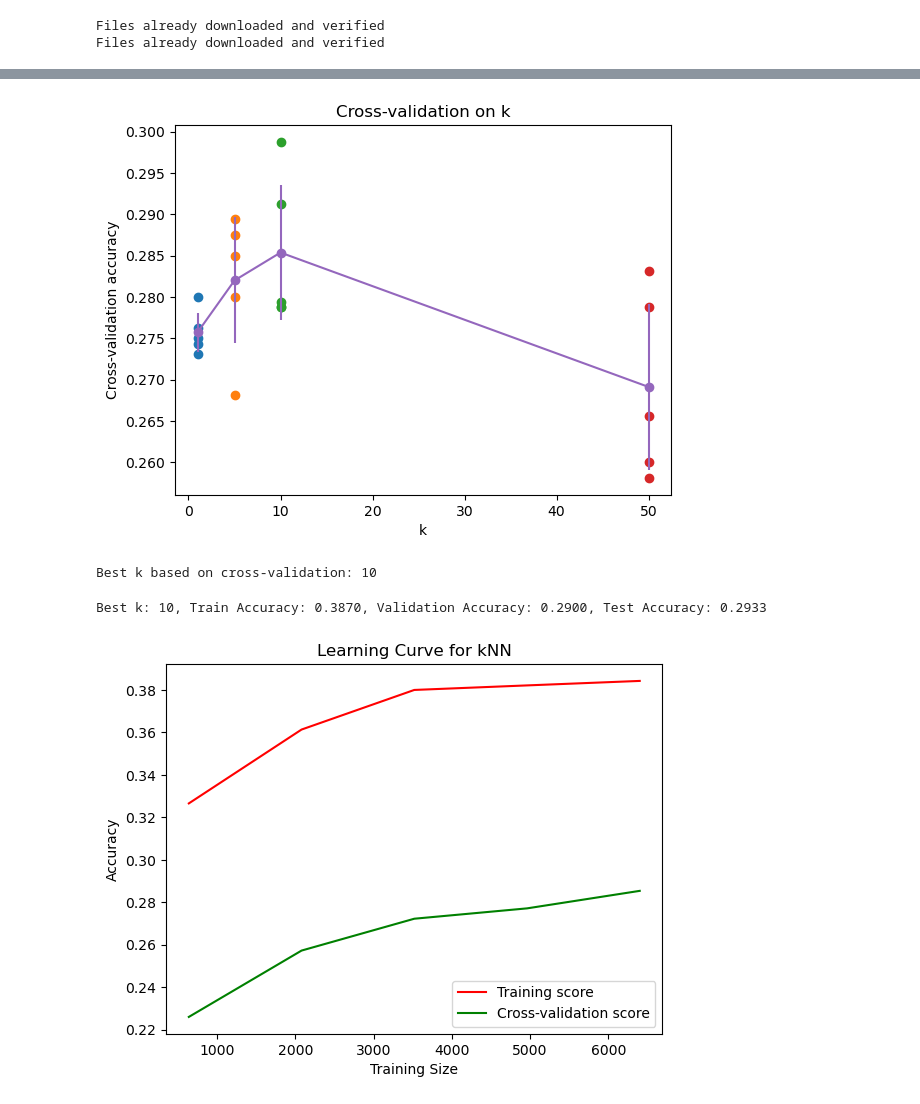
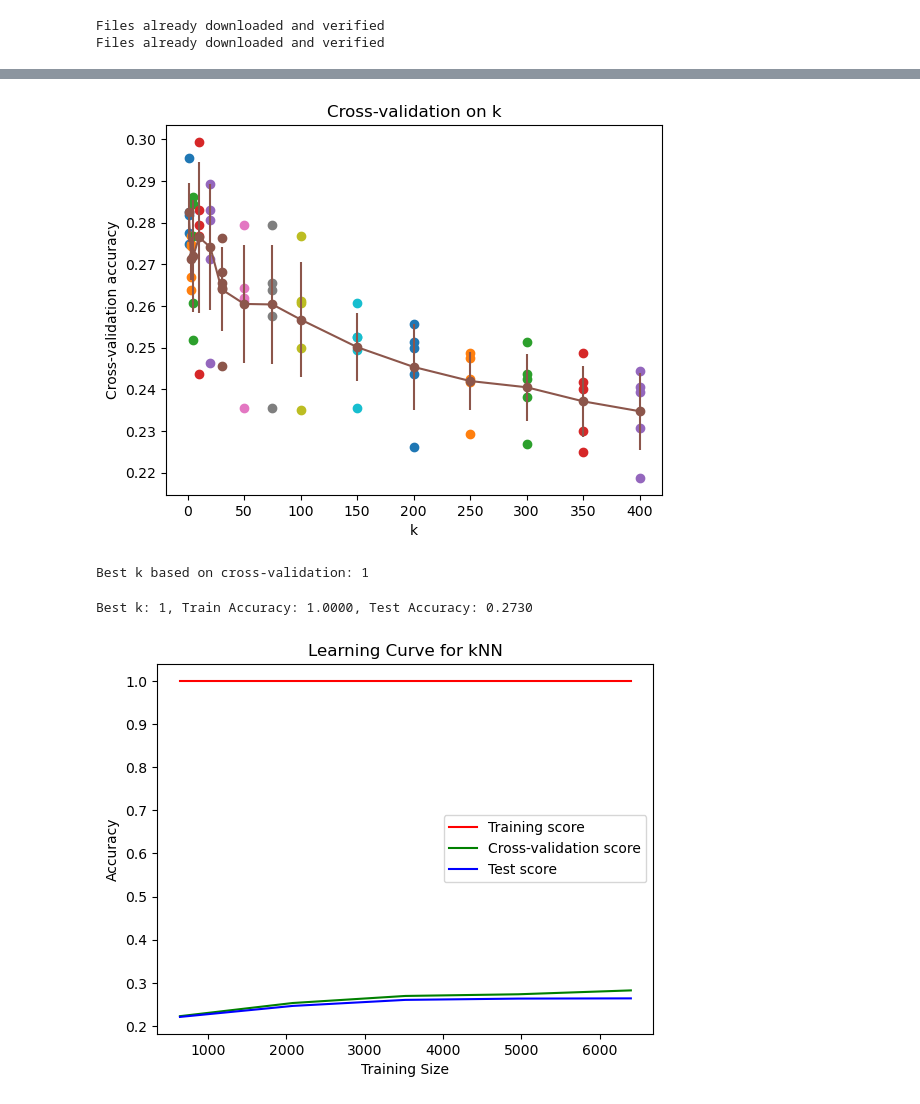
Before and after one commit to jordany33/CIFAR-10-Image-Classification, a Jupyter notebook: CIFAR-10_kNN_Classifier_Implementation.ipynb, the cells around one changed output, grey strips where cells are left out. Cells and saved outputs as stored; diff of their text form; code cells hidden in the pictures.

```diff
--- a/CIFAR-10_kNN_Classifier_Implementation.ipynb
+++ b/CIFAR-10_kNN_Classifier_Implementation.ipynb
@@ -39,12 +39,10 @@ def convert_to_numpy(dataloader, limit=10000):
     labels = np.concatenate(labels)[:limit]
     return data, labels
 
-X_train_full, y_train_full = convert_to_numpy(trainloader)
-X_test, y_test = convert_to_numpy(testloader)
+X_data, y_data = convert_to_numpy(trainloader)
+X_train, X_test, y_train, y_test = train_test_split(X_data, y_data, test_size=0.2, random_state=1234)
-# %%
-X_train, X_val, y_train, y_val = train_test_split(X_train_full, y_train_full, test_size=0.2, random_state=1234)
 # %%
-k_values = [1, 5, 10, 50]
+k_values = [1, 3, 5, 10, 20, 30, 50, 75, 100, 150, 200, 250, 300, 350, 400]
 k_to_accuracies = {}
 
 # 5-fold
@@ -88,40 +83,49 @@ plt.xlabel('k')
 plt.ylabel('Cross-validation accuracy')
 plt.show()
 # %% [output]
-[figure, old version]
+[figure, new version]
 # %%
 best_k = k_values[np.argmax(accuracies_mean)]
 print(f"Best k based on cross-validation: {best_k}")
 # %% [output]
-Best k based on cross-validation: 10
+Best k based on cross-validation: 1
 # %%
 knn = KNeighborsClassifier(n_neighbors=best_k)
 knn.fit(X_train, y_train)
 
 train_acc = accuracy_score(y_train, knn.predict(X_train))
-val_acc = accuracy_score(y_val, knn.predict(X_val))
 test_acc = accuracy_score(y_test, knn.predict(X_test))
 
-print(f"Best k: {best_k}, Train Accuracy: {train_acc:.4f}, Validation Accuracy: {val_acc:.4f}, Test Accuracy: {test_acc:.4f}")
+print(f"Best k: {best_k}, Train Accuracy: {train_acc:.4f}, Test Accuracy: {test_acc:.4f}")
 # %% [output]
-Best k: 10, Train Accuracy: 0.3870, Validation Accuracy: 0.2900, Test Accuracy: 0.2933
+Best k: 1, Train Accuracy: 1.0000, Test Accuracy: 0.2730
 # %%
 train_sizes, train_scores, val_scores = learning_curve(
     KNeighborsClassifier(n_neighbors=best_k), X_train, y_train, cv=5,
     train_sizes=np.linspace(0.1, 1.0, 5), scoring='accuracy')
 
 train_scores_mean = np.mean(train_scores, axis=1)
 val_scores_mean = np.mean(val_scores, axis=1)
 
+test_scores = []
+for train_size in train_sizes:
+    X_train_sub, _, y_train_sub, _ = train_test_split(X_train, y_train, train_size=train_size, random_state=1234)
+    knn = KNeighborsClassifier(n_neighbors=best_k)
+    knn.fit(X_train_sub, y_train_sub)
+    test_scores.append(accuracy_score(y_test, knn.predict(X_test)))
+
+test_scores = np.array(test_scores)
+
 plt.plot(train_sizes, train_scores_mean, color='r', label='Training score')
 plt.plot(train_sizes, val_scores_mean, color='g', label='Cross-validation score')
+plt.plot(train_sizes, test_scores, color='b', label='Test score')
 plt.xlabel('Training Size')
 plt.ylabel('Accuracy')
 plt.title('Learning Curve for kNN')
 plt.legend()
 plt.show()
 # %% [output]
-[figure, old version]
+[figure, new version]
 # %%
 y_pred = knn.predict(X_test)
 
```
Also changed, not shown: parts of 3 cells of this notebook.
